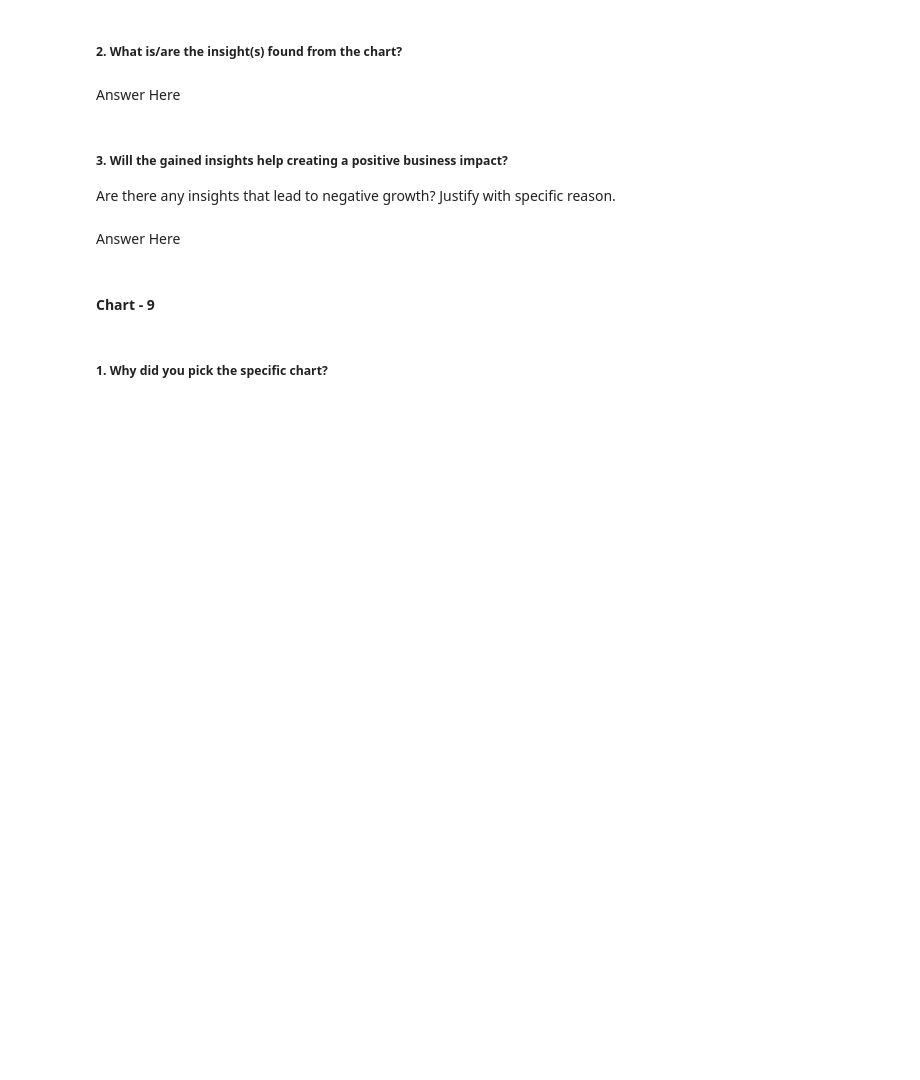
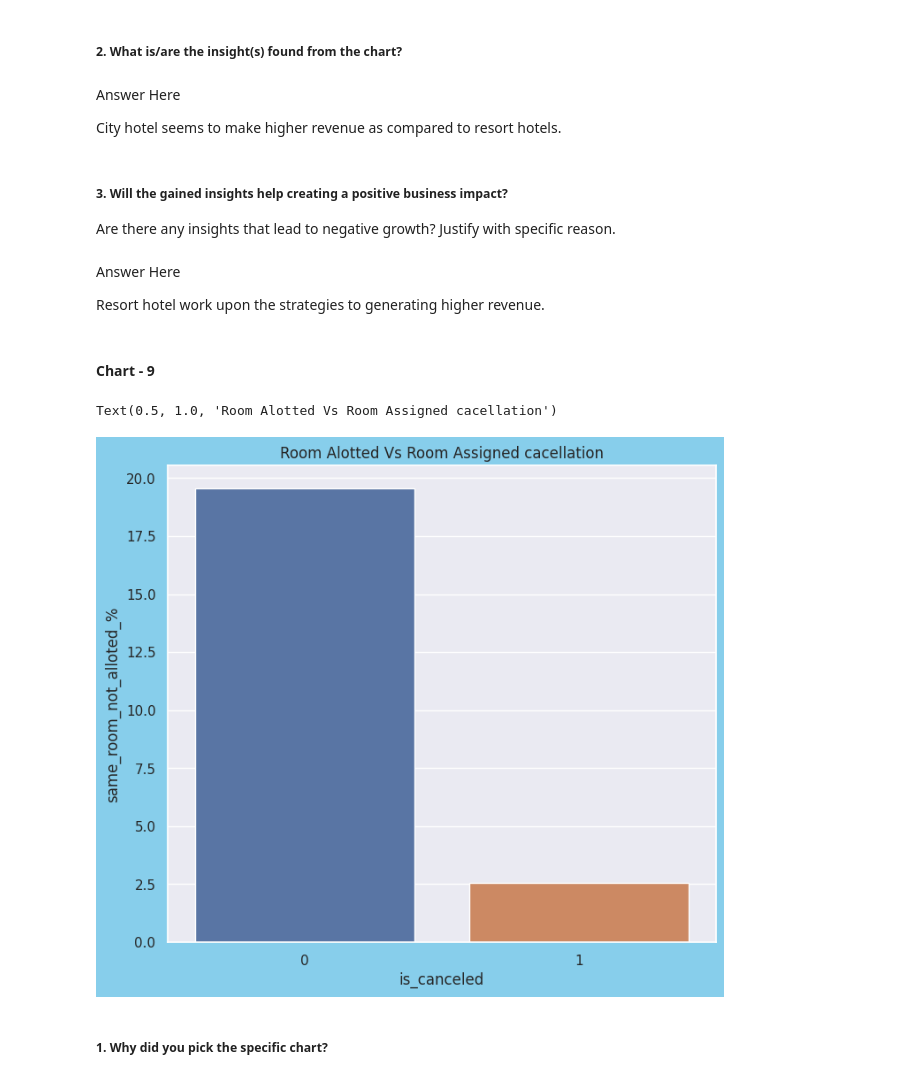
Before and after one commit to aayusharma01/Capstone_Proj, a Jupyter notebook: Hotel_Booking_Analysis.ipynb, the cells around one changed output. Saved outputs shown, nothing was run; the diff lists cells and outputs as text; code cells hidden in the pictures; blank space fills up the shorter version.

```diff
--- a/Hotel_Booking_Analysis.ipynb
+++ b/Hotel_Booking_Analysis.ipynb
@@ -557,12 +596,16 @@ Answer Here
 Answer Here.
 # %% [markdown]
 ##### 2. What is/are the insight(s) found from the chart?
-# %% [markdown]
-Answer Here
+# %% [markdown]
+Answer Here
+
+City hotel seems to make higher revenue as compared to resort hotels.
 # %% [markdown]
 ##### 3. Will the gained insights help creating a positive business impact?
 Are there any insights that lead to negative growth? Justify with specific reason.
-# %% [markdown]
-Answer Here
+# %% [markdown]
+Answer Here
+
+Resort hotel work upon the strategies to generating higher revenue.
 # %% [markdown]
 #### Chart - 9
@@ -571,3 +612,22 @@ Answer Here
+# %%
+# Q- Lets check the reson of cancellation of bookings?
+
+def check_room_allot(x):
+  if x['reserved_room_type'] != x['assigned_room_type']:
+    return 1
+  else:
+    return 0
+
+df1['same_room_not_alloted'] = df1.apply(lambda x : check_room_allot(x), axis = 1)
+grp_by_canc = df1.groupby('is_canceled')
+
+D3 = pd.DataFrame((grp_by_canc['same_room_not_alloted'].sum()/grp_by_canc.size())*100).rename(columns = {0: 'same_room_not_alloted_%'})
+plt.figure(figsize = (8,7),facecolor = "skyblue")
+sns.barplot(x = D3.index, y = D3['same_room_not_alloted_%'])
+plt.title("Room Alotted Vs Room Assigned cacellation")
+# %% [output]
+Text(0.5, 1.0, 'Room Alotted Vs Room Assigned cacellation')
+[figure, added]
 # %% [markdown]
 ##### 1. Why did you pick the specific chart?
 # %% [markdown]
```
Also changed, not shown: parts of 63 cells of this notebook.
